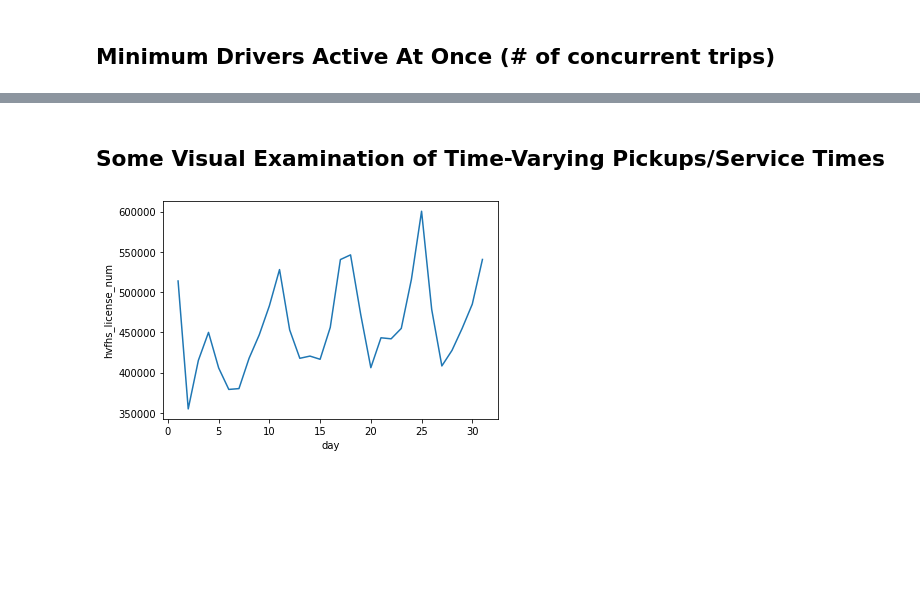
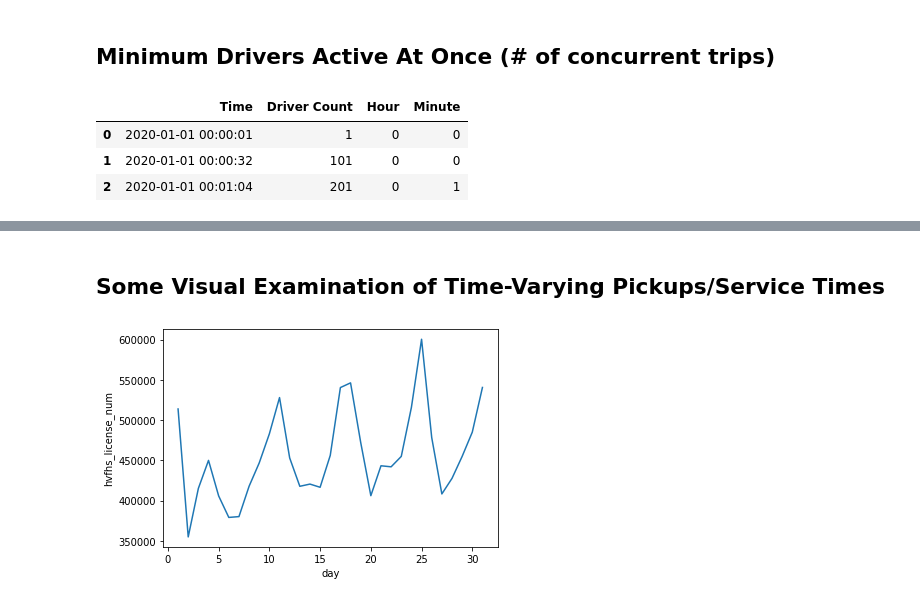
Before and after one commit to anthony001w/uber-nyc-simulation, a Jupyter notebook: generating_pickup_distributions.ipynb, the cells around one changed output, grey strips where cells are left out. Saved outputs shown, nothing was run; the diff lists cells and outputs as text; code cells hidden in the pictures; blank space fills up the shorter version.

```diff
--- a/generating_pickup_distributions.ipynb
+++ b/generating_pickup_distributions.ipynb
@@ -86,8 +68,14 @@ for time in tqdm(times, position = 0, leave = True):
 # %%
 dc = pd.DataFrame(concurrent_drivers[::100], columns = ['Time', 'Driver Count'])
 dc.Time = dc.Time.astype('datetime64[s]')
 dc['Hour'] = dc.Time.dt.hour
-dc
+dc['Minute'] = dc.Time.dt.minute + 60 * dc['Hour']
+dc.head(3)
+# %% [output]
+|  | Time | Driver Count | Hour | Minute |
+| 0 | 2020-01-01 00:00:01 | 1 | 0 | 0 |
+| 1 | 2020-01-01 00:00:32 | 101 | 0 | 0 |
+| 2 | 2020-01-01 00:01:04 | 201 | 0 | 1 |
 # %%
 #plot
 plt.figure(figsize=(20,10))
```
Also changed, not shown: parts of 4 cells of this notebook, 8 other files.
